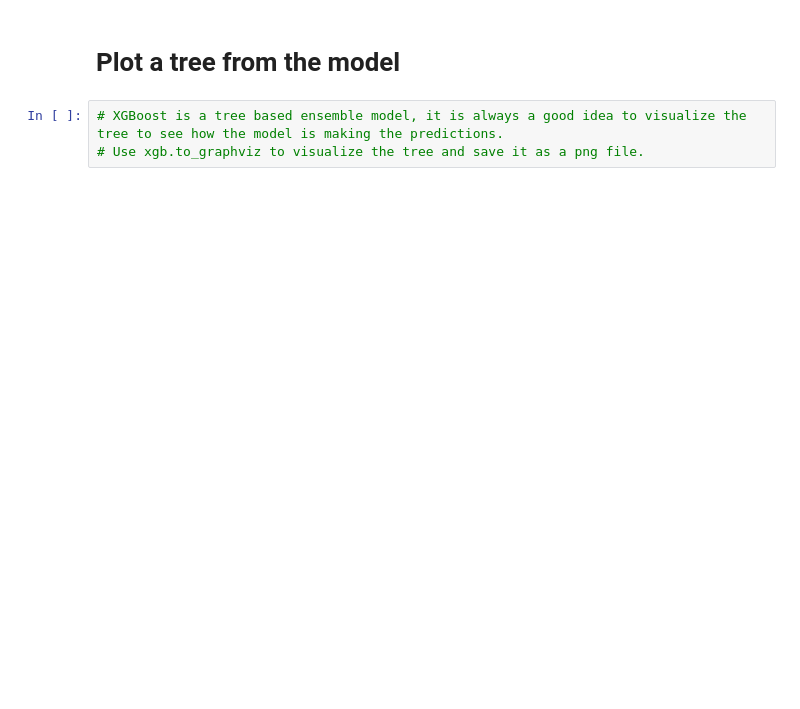
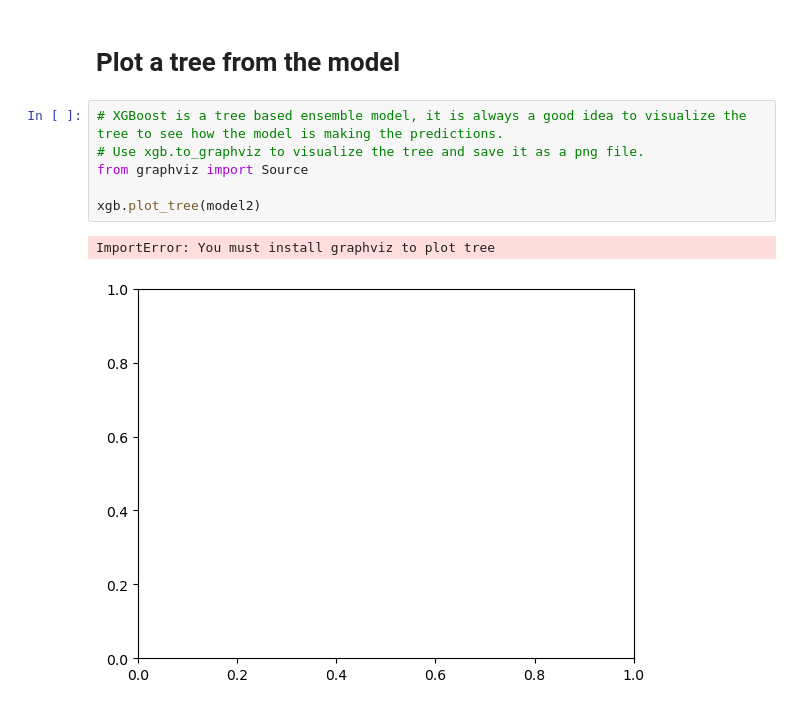
Before and after one commit to sigzugern/Lab-5, a Jupyter notebook: src/lab-5.ipynb, the cells around one changed output. Cells and saved outputs as stored; diff of their text form; blank space fills up the shorter version.

```diff
--- a/src/lab-5.ipynb
+++ b/src/lab-5.ipynb
@@ -129,3 +177,9 @@ SyntaxError: invalid syntax (3714684622.py, line 12)
 # %%
 # XGBoost is a tree based ensemble model, it is always a good idea to visualize the tree to see how the model is making the predictions.
 # Use xgb.to_graphviz to visualize the tree and save it as a png file.
+from graphviz import Source
+
+xgb.plot_tree(model2)
+# %% [output]
+ImportError: You must install graphviz to plot tree
+[figure, added]
```
Also changed, not shown: parts of 15 cells of this notebook.
